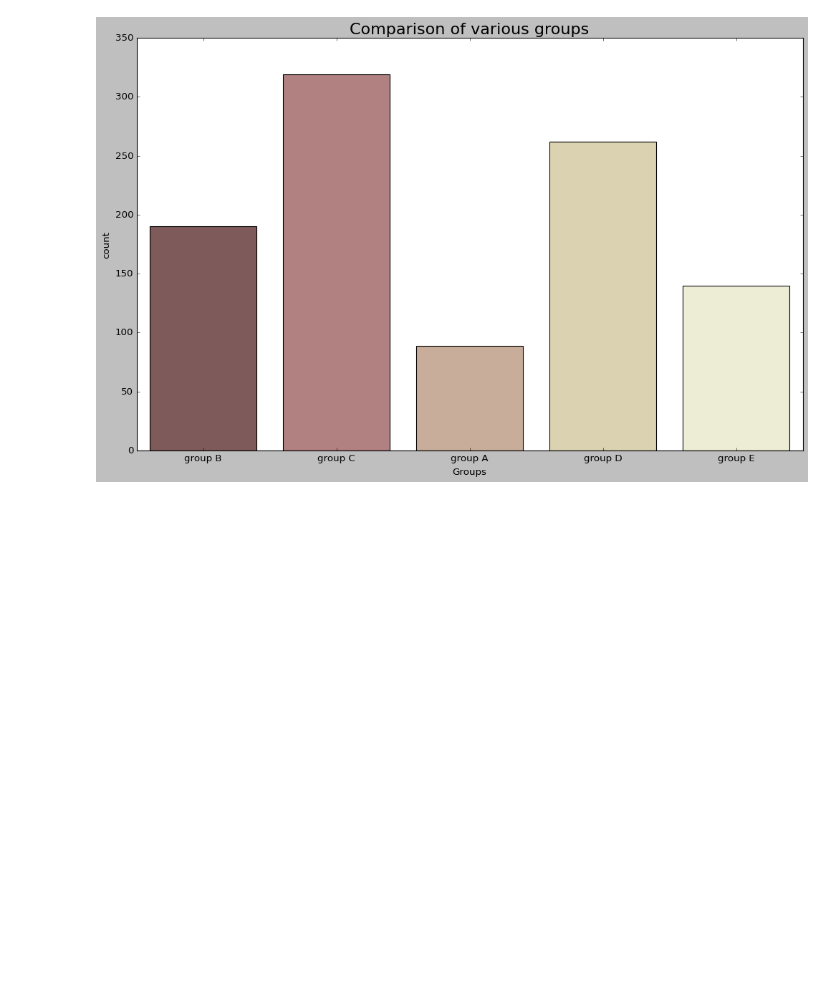
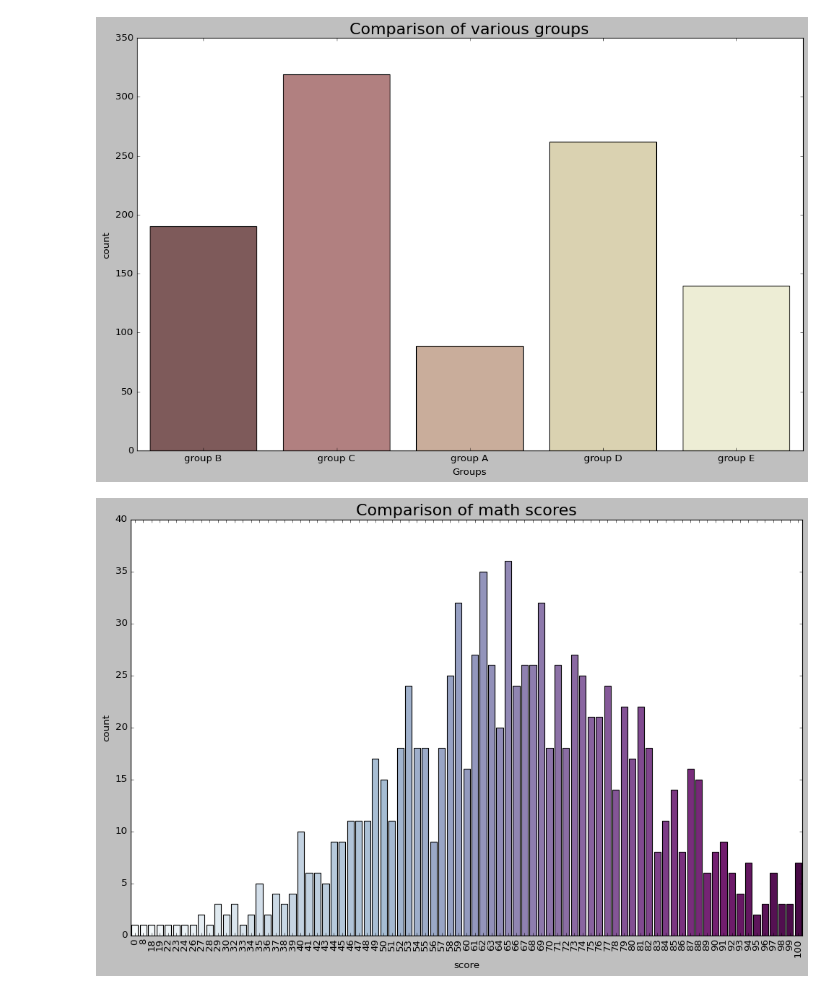
Before and after one commit to Kushal-Chandar/statistics-student-performance-analysis, a Jupyter notebook: app.ipynb, the cells around one changed output. Cells and saved outputs as stored; diff of their text form; code cells hidden in the pictures; blank space fills up the shorter version.

```diff
--- a/app.ipynb
+++ b/app.ipynb
@@ -149,3 +150,13 @@ plt.ylabel('count')
 plt.show()
 # %% [output]
 [figure]
+# %%
+plt.rcParams['figure.figsize'] = (15, 9)
+sns.countplot(x = data['math score'], palette = 'BuPu')
+plt.title('Comparison of math scores', fontweight = 30, fontsize = 20)
+plt.xlabel('score')
+plt.ylabel('count')
+plt.xticks(rotation = 90)
+plt.show()
+# %% [output]
+[figure, added]
```
Also changed, not shown: parts of 12 cells of this notebook.
